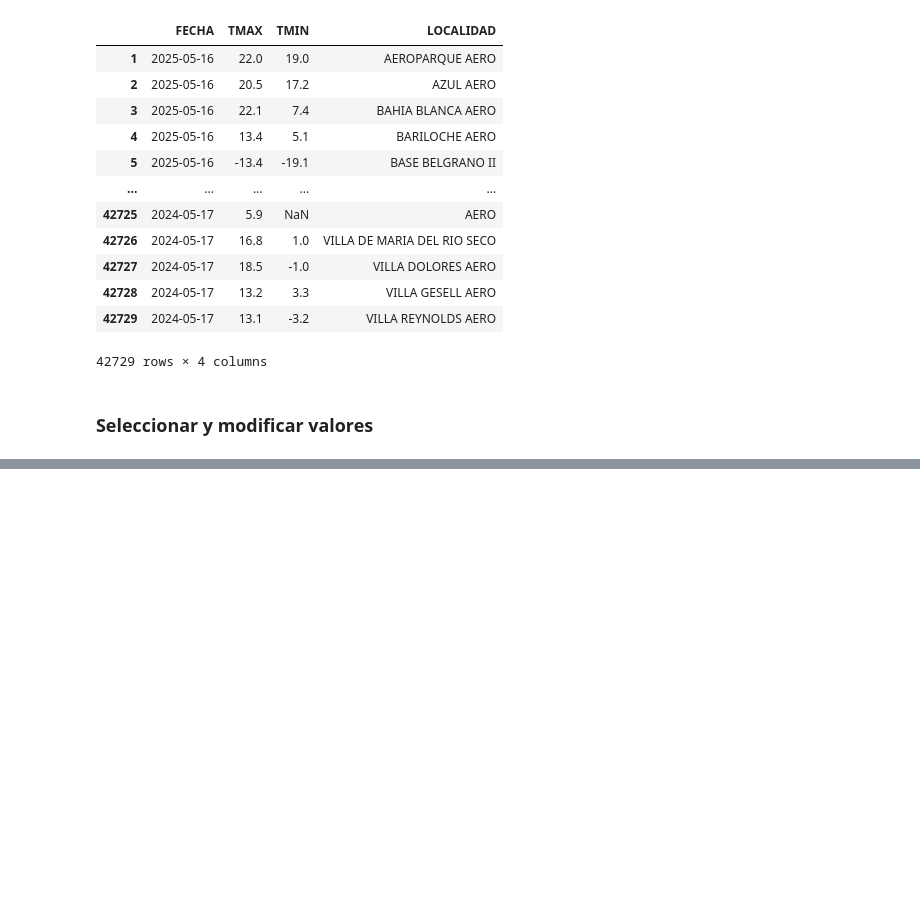
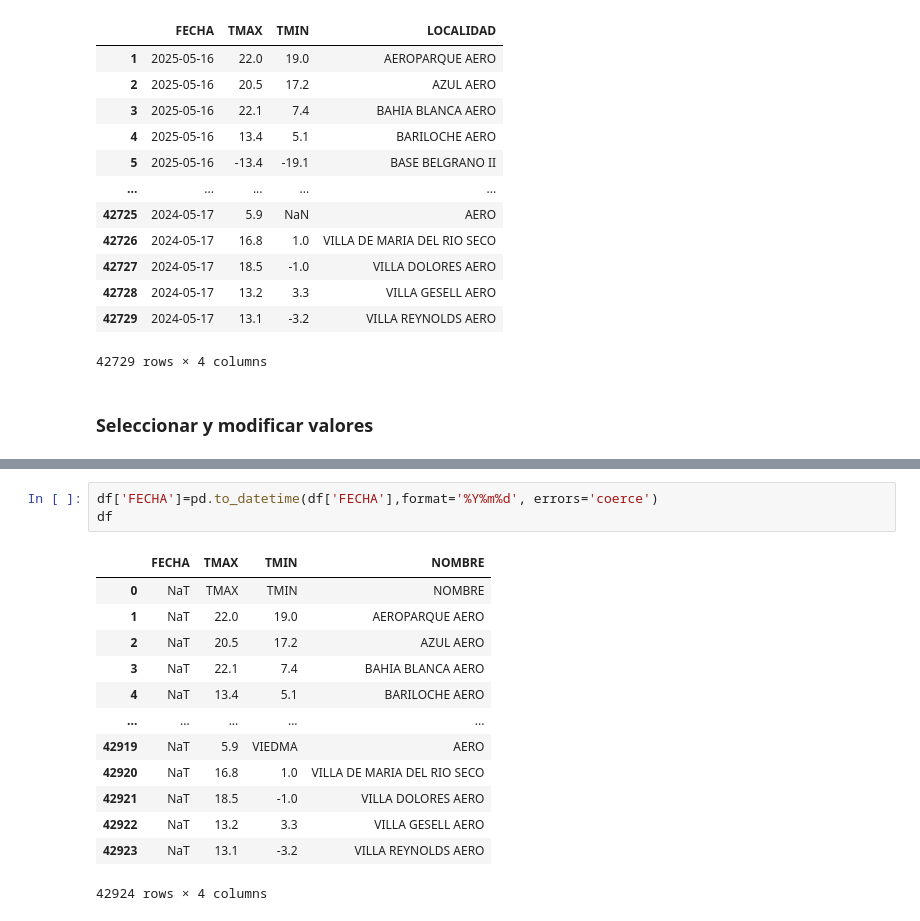
Before and after one commit to alfxer69/TemasPythonEjercicios, a Jupyter notebook: pandas/pandas_indices.ipynb, the cells around one changed output, grey strips where cells are left out. Saved outputs shown, nothing was run; the diff lists cells and outputs as text; blank space fills up the shorter version.

```diff
--- a/pandas/pandas_indices.ipynb
+++ b/pandas/pandas_indices.ipynb
@@ -518,0 +608,17 @@ df_final
+# %%
+df['FECHA']=pd.to_datetime(df['FECHA'],format='%Y%m%d', errors='coerce')
+df
+# %% [output]
+|  | FECHA | TMAX | TMIN | NOMBRE |
+| 0 | NaT | TMAX | TMIN | NOMBRE |
+| 1 | NaT | 22.0 | 19.0 | AEROPARQUE AERO |
+| 2 | NaT | 20.5 | 17.2 | AZUL AERO |
+| 3 | NaT | 22.1 | 7.4 | BAHIA BLANCA AERO |
+| 4 | NaT | 13.4 | 5.1 | BARILOCHE AERO |
+| ... | ... | ... | ... | ... |
+| 42919 | NaT | 5.9 | VIEDMA | AERO |
+| 42920 | NaT | 16.8 | 1.0 | VILLA DE MARIA DEL RIO SECO |
+| 42921 | NaT | 18.5 | -1.0 | VILLA DOLORES AERO |
+| 42922 | NaT | 13.2 | 3.3 | VILLA GESELL AERO |
+| 42923 | NaT | 13.1 | -3.2 | VILLA REYNOLDS AERO |
+42924 rows × 4 columns
```
Also changed, not shown: parts of 31 cells of this notebook.
